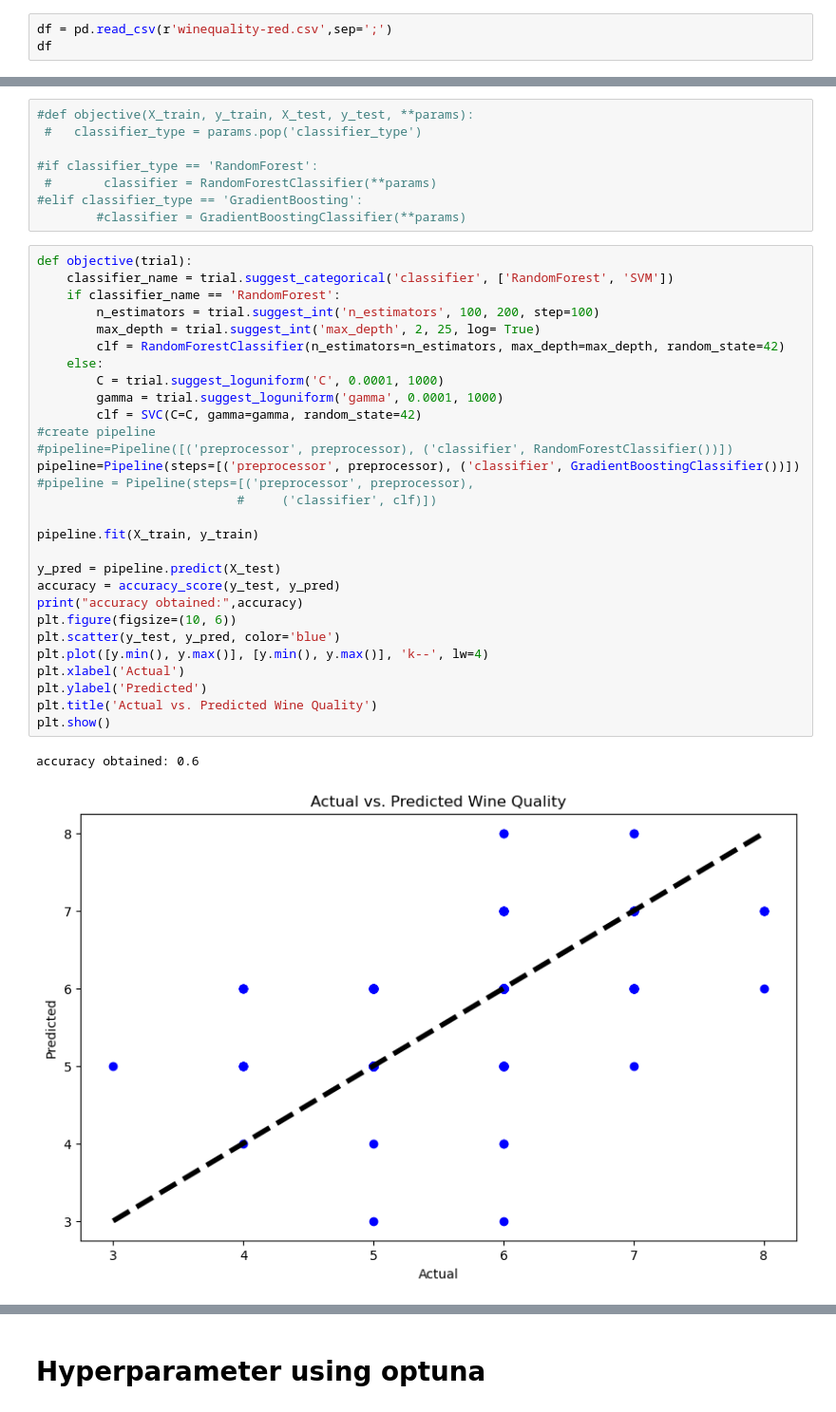
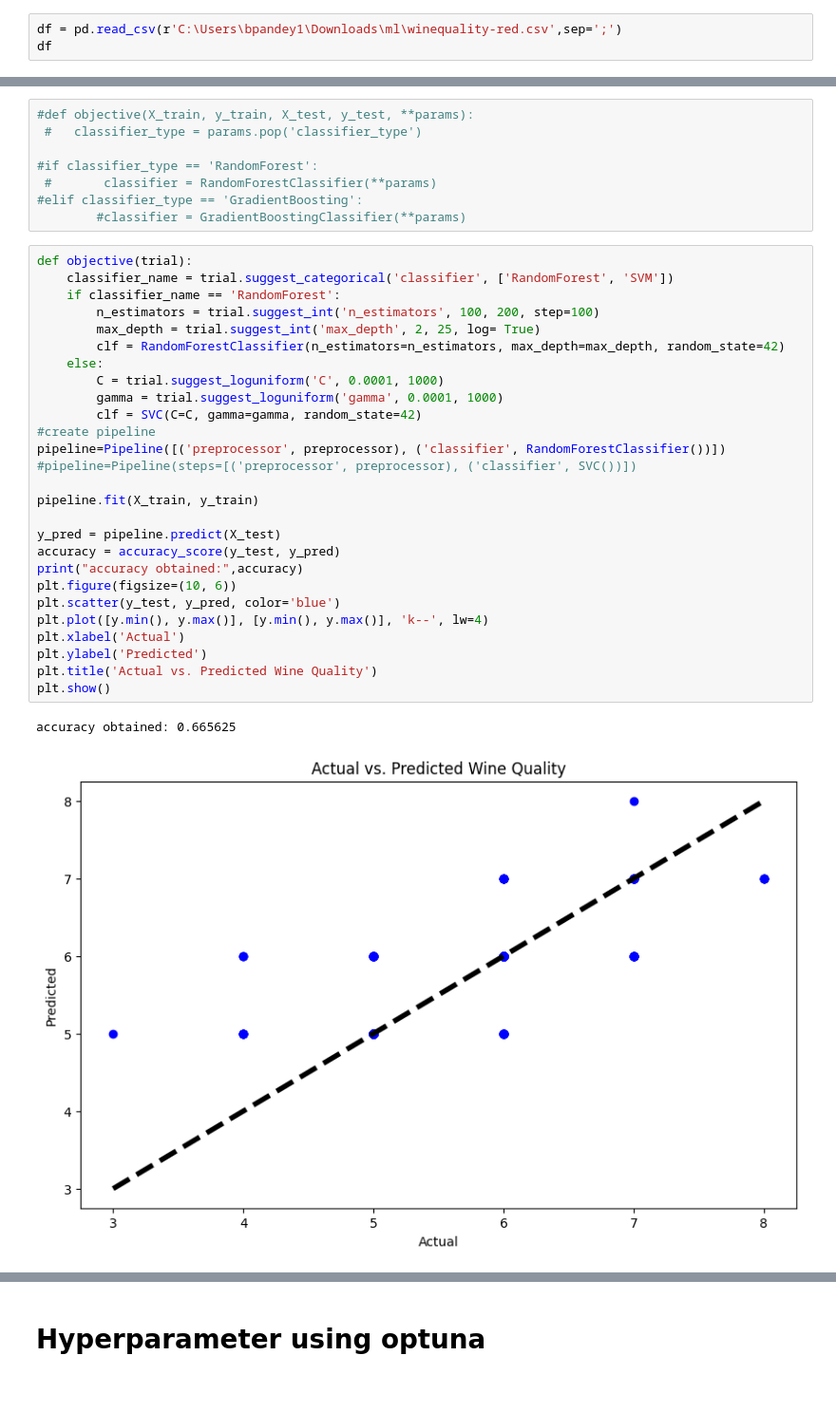
Before and after one commit to COSC5557/pipeline-optimization-bimal2017, a Jupyter notebook: pipeline_bimal.ipynb, the cells around one changed output, grey strips where cells are left out. Shown at 95% size. Drawn from its saved outputs; the diff is of its cells as text.

```diff
--- a/pipeline_bimal.ipynb
+++ b/pipeline_bimal.ipynb
@@ -33,5 +35,5 @@ Requirement already satisfied: MarkupSafe>=0.9.2 in c:\users\uw-user\downloads\b
 # %%
-df = pd.read_csv(r'winequality-red.csv',sep=';')
+df = pd.read_csv(r'C:\Users\bpandey1\Downloads\ml\winequality-red.csv',sep=';')
 df
 # %% [output]
 |  | fixed acidity | volatile acidity | citric acid | residual sugar | chlorides | free sulfur dioxide | ... |
@@ -110,32 +112,30 @@ ColumnTransformer(transformers=[('cat',
 # %%
 def objective(trial):
     classifier_name = trial.suggest_categorical('classifier', ['RandomForest', 'SVM'])
     if classifier_name == 'RandomForest':
         n_estimators = trial.suggest_int('n_estimators', 100, 200, step=100)
         max_depth = trial.suggest_int('max_depth', 2, 25, log= True)
         clf = RandomForestClassifier(n_estimators=n_estimators, max_depth=max_depth, random_state=42)
     else:
         C = trial.suggest_loguniform('C', 0.0001, 1000)
         gamma = trial.suggest_loguniform('gamma', 0.0001, 1000)
         clf = SVC(C=C, gamma=gamma, random_state=42)
 #create pipeline
-#pipeline=Pipeline([('preprocessor', preprocessor), ('classifier', RandomForestClassifier())])
-pipeline=Pipeline(steps=[('preprocessor', preprocessor), ('classifier', GradientBoostingClassifier())])
-#pipeline = Pipeline(steps=[('preprocessor', preprocessor),
-                           #     ('classifier', clf)])
+pipeline=Pipeline([('preprocessor', preprocessor), ('classifier', RandomForestClassifier())])
+#pipeline=Pipeline(steps=[('preprocessor', preprocessor), ('classifier', SVC())])
 
 pipeline.fit(X_train, y_train)
 
 y_pred = pipeline.predict(X_test)
 accuracy = accuracy_score(y_test, y_pred)
 print("accuracy obtained:",accuracy)
 plt.figure(figsize=(10, 6))
 plt.scatter(y_test, y_pred, color='blue')
 plt.plot([y.min(), y.max()], [y.min(), y.max()], 'k--', lw=4)
 plt.xlabel('Actual')
 plt.ylabel('Predicted')
 plt.title('Actual vs. Predicted Wine Quality')
 plt.show()
 # %% [output]
-accuracy obtained: 0.6
+accuracy obtained: 0.665625
-[figure, old version]
+[figure, new version]
```
Also changed, not shown: parts of 8 cells of this notebook, 1 other file.
